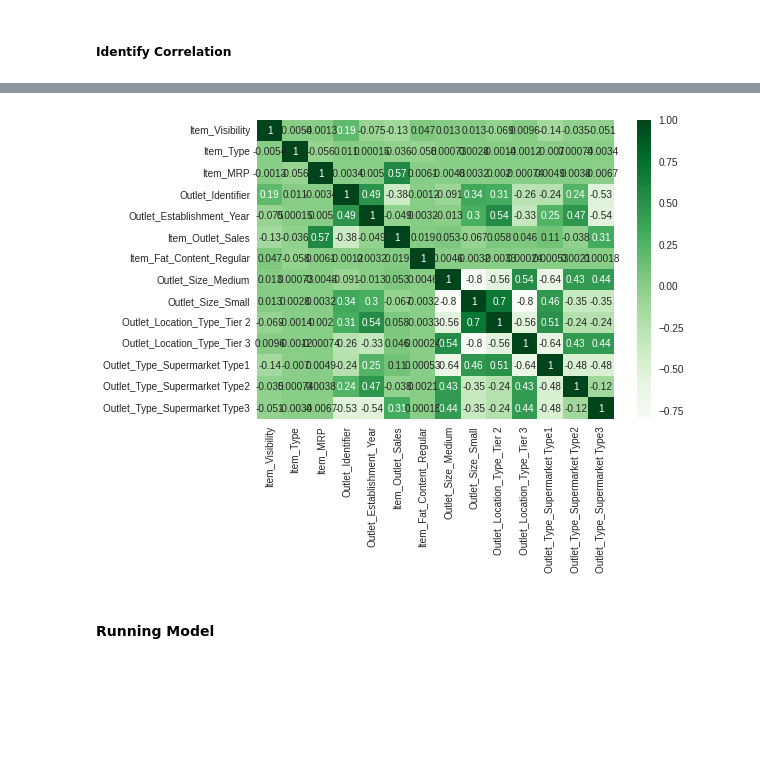
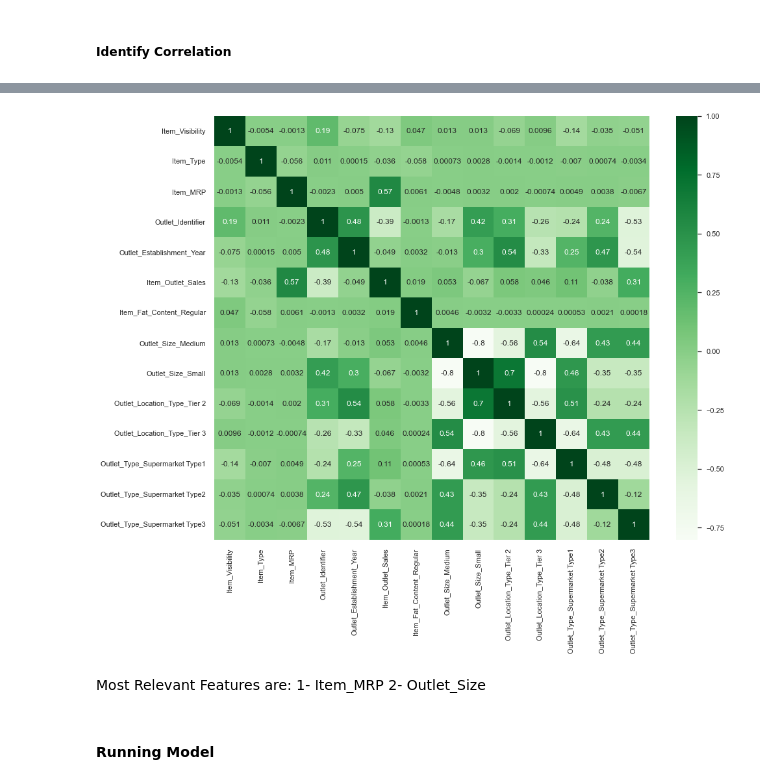
Before and after one commit to mselmasry/Project1_SalesPrediction, a Jupyter notebook: SalesPredictions.ipynb, the cells around one changed output, grey strips where cells are left out. Drawn from its saved outputs; the diff is of its cells as text; code cells hidden in the pictures; blank space fills up the shorter version.

```diff
--- a/SalesPredictions.ipynb
+++ b/SalesPredictions.ipynb
@@ -5,8 +5,8 @@
 ### Importing Libraries and Setting Data Location
 # %%
-from google.colab import drive
-drive.mount('/content/drive')
+# from google.colab import drive
+# drive.mount('/content/drive')
 import pandas as pd
 import numpy as np
 
-filename = '/content/drive/MyDrive/Colab Notebooks/Coding Dojo - Data Science Bootcamp/Project 1/Part 1/sales_predictions.csv'
+filename =  'https://raw.githubusercontent.com/mselmasry/DojoDataSets/main/sales_predictions.csv'
@@ -953,9 +961,14 @@ ML_df.head()
 | 3 | FDX07 | 19.20000 | 0.00000 | 0 | 182.09500 | 8 | ... |
 | 4 | NCD19 | 8.93000 | 0.00000 | 2 | 53.86140 | 1 | ... |
 # %%
+sns.set(rc={'figure.figsize':(15,12)})
 sns.heatmap(ML_df.corr(), cmap = 'Greens', annot=True);
 # %% [output]
-[figure, old version]
+[figure, new version]
+# %% [markdown]
+Most Relevant Features are:
+1- Item_MRP
+2- Outlet_Size
 # %% [markdown]
 #### Running Model
 # %% [markdown]
```
Also changed, not shown: parts of 87 cells of this notebook.
